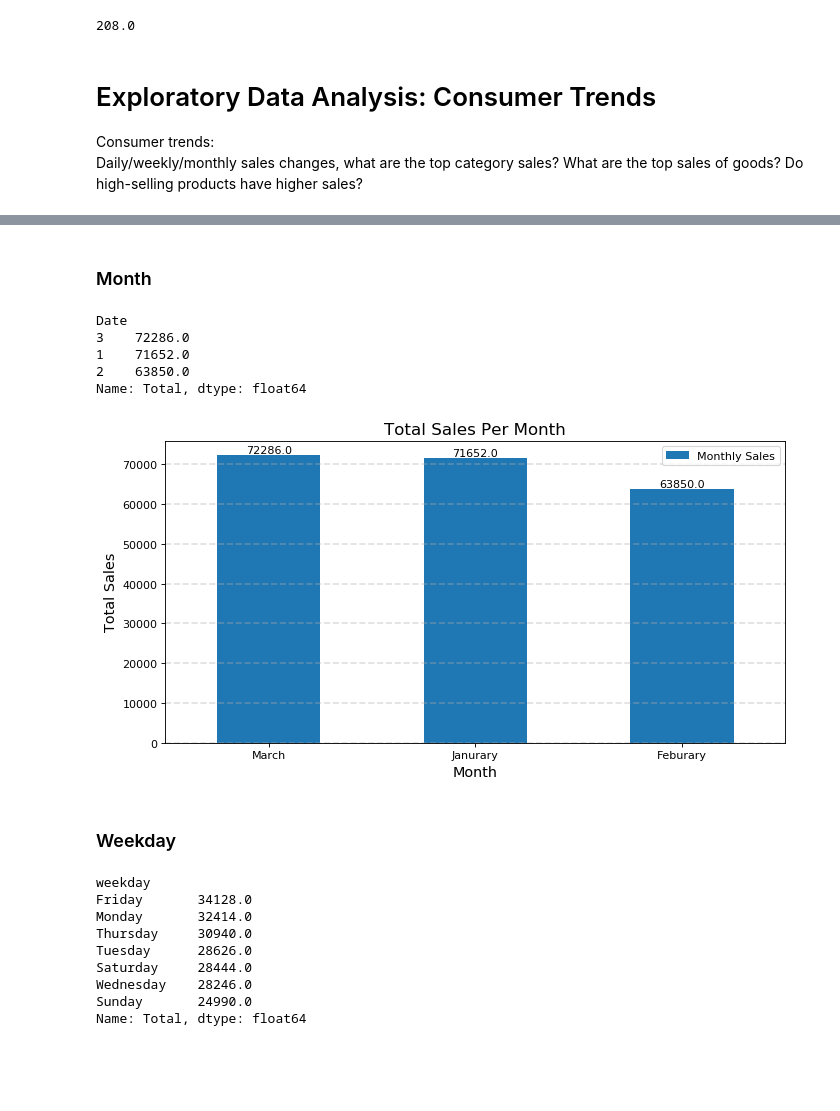
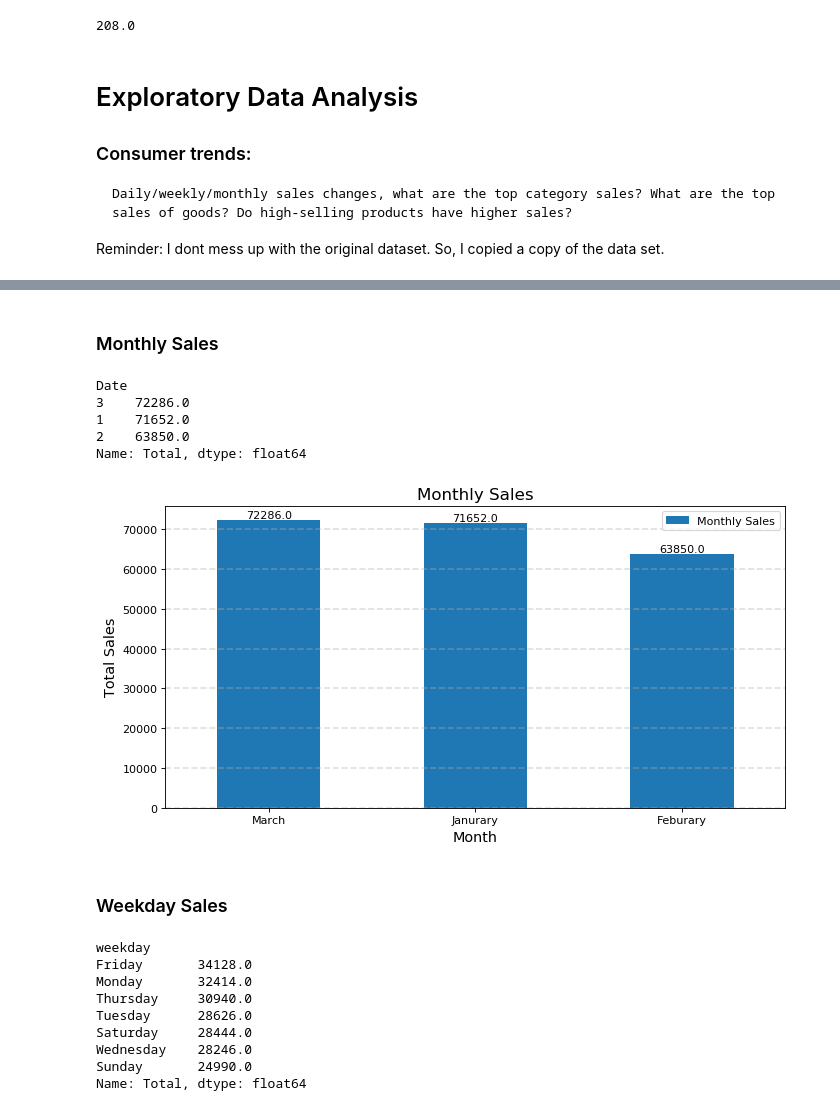
Before and after one commit to FreedomVAce/Supermarket_Analysis, a Jupyter notebook: Supermarket_Analysis.ipynb, the cells around one changed output, grey strips where cells are left out. Saved outputs shown, nothing was run; the diff lists cells and outputs as text; code cells hidden in the pictures; blank space fills up the shorter version.

```diff
--- a/Supermarket_Analysis.ipynb
+++ b/Supermarket_Analysis.ipynb
@@ -177,10 +177,12 @@ kpi_3
 # %% [output]
 208.0
 # %% [markdown]
-# Exploratory Data Analysis: Consumer Trends
+# Exploratory Data Analysis
 
-Consumer trends: <br>
-Daily/weekly/monthly sales changes, what are the top category sales? What are the top sales of goods? Do high-selling products have higher sales?
+### Consumer trends:
+    Daily/weekly/monthly sales changes, what are the top category sales? What are the top sales of goods? Do high-selling products have higher sales?
+
+Reminder: I dont mess up with the original dataset. So, I copied a copy of the data set.
 # %%
 market = sale_df
 
@@ -194,7 +196,7 @@ market.head()
 | 2018-01-01 | 987110291 | 2018-01-01 | 11:39 | Male | Park lane | Dallas | No | Clothing | 57.0 | 2.0 | ... |
 | 2018-01-01 | 140416946 | 2018-01-01 | 15:55 | Female | Park lane | Dallas | No | Furniture | 45.0 | 1.0 | ... |
 | 2018-01-01 | 416916918 | 2018-01-01 | 17:04 | Female | Park lane | Dallas | Yes | Books | 83.0 | 7.0 | ... |
-# %% [markdown]
-### Month
+# %% [markdown]
+### Monthly Sales
 # %%
 month_sale = market.groupby(market.index.month)
@@ -212,26 +213,26 @@ Name: Total, dtype: float64
 # %%
 plt.figure(figsize = (10,5),dpi = 80)
 
 total_month_sale.plot(kind = 'bar', label = 'Monthly Sales')
 
 plt.xlabel('Month', fontsize = 13)
 plt.ylabel('Total Sales', fontsize = 13)
 
 xticks = ['March',"Janurary","Feburary"]
 plt.xticks(range(len(total_month_sale.index)),xticks,rotation=0,fontsize=10)
 
 for a,b in zip(range(len(total_month_sale.index)),total_month_sale.values):
     plt.text(a,b,b,ha="center",va="bottom",fontsize=10)
 
 
 plt.legend(loc='best')
 plt.grid(alpha=0.4,axis="y",linestyle="--",linewidth=1.5)
-plt.title("Total Sales Per Month",fontsize=15)
+plt.title("Monthly Sales",fontsize=15)
 plt.show()
 # %% [output]
-[figure, old version]
+[figure, new version]
 # %% [markdown]
-### Weekday
+### Weekday Sales
 # %%
 week_sale = market.groupby('weekday')['Total'].sum()
 week_sale = week_sale.sort_values(ascending = False)
```
Also changed, not shown: parts of 9 cells of this notebook.
